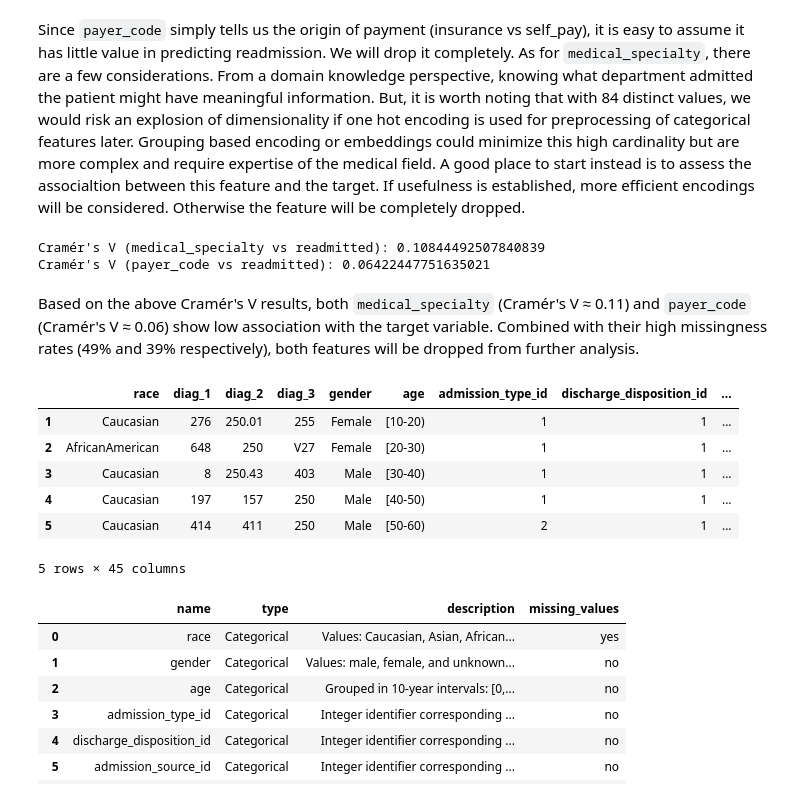
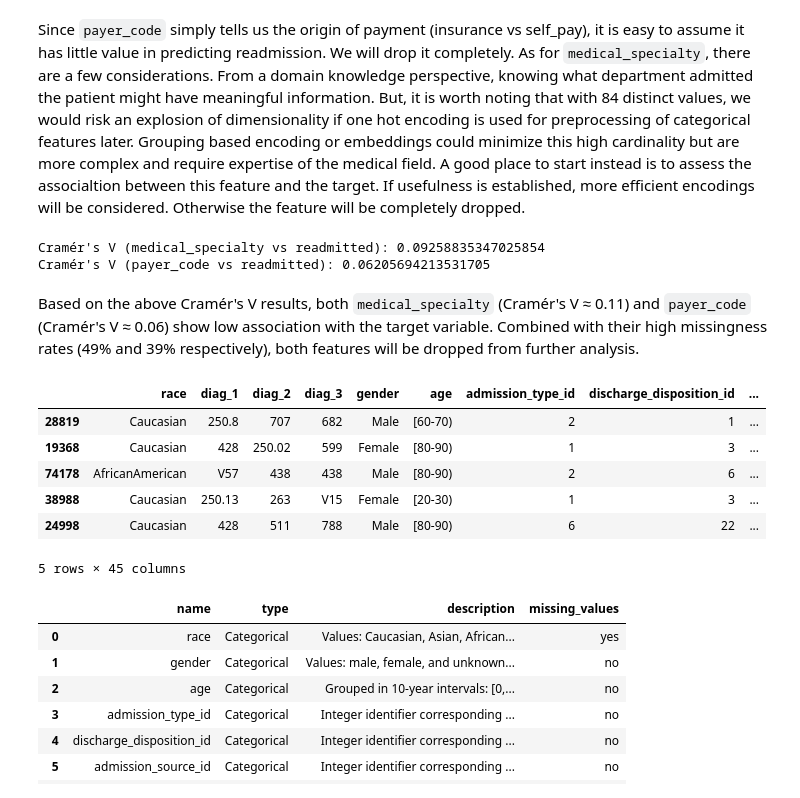
Before and after one commit to Nicholas-Mitri/Hospital-Readmission-Risk-Analysis-for-Diabetic-Patients, a Jupyter notebook: notebooks/01-data_exploration.ipynb, the cells around one changed output. Cells and saved outputs as stored; diff of their text form; code cells hidden in the pictures.

```diff
--- a/notebooks/01-data_exploration.ipynb
+++ b/notebooks/01-data_exploration.ipynb
@@ -46,10 +64,14 @@ pd.set_option('display.max_colwidth', None)
 # %% [markdown]
 #### Load data set
 # %%
+# Load the raw diabetes dataset
 diabetes_df = pd.read_csv("../data/raw/diabetic_data.csv")
 
-# Replace missing values placeholder with np.nan
-diabetes_df.replace("?",np.nan, inplace=True)
+# Replace NaN values with the intended 'none' values
+diabetes_df.replace(np.nan, 'none', inplace=True)
+
+# Replace missing value placeholders ("?") with np.nan for standard NaN representation
+diabetes_df.replace("?", np.nan, inplace=True)
 # %% [output]
 |  | encounter_id | patient_nbr | race | gender | age | weight | admission_type_id | ... |
 | 0 | 2278392 | 8222157 | Caucasian | Female | [0-10) | NaN | 6 | ... |
@@ -67 +113,13 @@ diabetes_df.replace("?",np.nan, inplace=True)
+# %%
+# Sort by 'time_in_hospital' in descending order so that, for each patient,
+# the encounter with the longest hospital stay comes first. Then drop duplicates
+# to retain only one record per patient_nbr, keeping the longest stay.
+diabetes_df = (
+    diabetes_df
+    .sort_values('time_in_hospital', ascending=False)
+    .drop_duplicates(subset='patient_nbr', keep='first')
+)
+
+# Ensure that every patient number is unique in the dataframe after deduplication
+assert diabetes_df['patient_nbr'].nunique() == len(diabetes_df)
 # %% [markdown]
@@ -227,29 +287,29 @@ def cramers_v(x, y):
 print("Cramér's V (medical_specialty vs readmitted):", cramers_v(diabetes_df['medical_specialty'], diabetes_df['readmitted']))
 print("Cramér's V (payer_code vs readmitted):", cramers_v(diabetes_df['payer_code'], diabetes_df['readmitted']))
 # %% [output]
-Cramér's V (medical_specialty vs readmitted): 0.10844492507840839
-Cramér's V (payer_code vs readmitted): 0.06422447751635021
+Cramér's V (medical_specialty vs readmitted): 0.09258835347025854
+Cramér's V (payer_code vs readmitted): 0.06205694213531705
 # %% [markdown]
 Based on the above Cramér's V results, both `medical_specialty` (Cramér's V ≈ 0.11) and `payer_code` (Cramér's V ≈ 0.06) show low association with the target variable. Combined with their high missingness rates (49% and 39% respectively), both features will be dropped from further analysis.
 # %%
 # Drop `medical_specialty` and `payer_code` columns
 missing_data_df = missing_data_df.drop(labels = ["medical_specialty", "payer_code"], axis = 1)
 
 # Combine the fixed missingness dataframe with the non-missing features to reconstruct the cleaned data
 # Select features that had no missing values
 none_missing_features = features_df[features_df["missing_values"] == "no"]["name"]
 # Copy those columns from the original dataframe
-non_missing_df = diabetes_df[none_missing_features].copy()
+non_missing_df = diabetes_df[none_missing_features].copy()[~nan_rows]
 # Concatenate non-missing and now-complete missingness columns along columns axis
 missingness_fixed_diabetes_df = pd.concat([missing_data_df, non_missing_df], axis=1)
 missingness_fixed_diabetes_df.head()
 # %% [output]
 |  | race | diag_1 | diag_2 | diag_3 | gender | age | admission_type_id | discharge_disposition_id | ... |
-| 1 | Caucasian | 276 | 250.01 | 255 | Female | [10-20) | 1 | 1 | ... |
-| 2 | AfricanAmerican | 648 | 250 | V27 | Female | [20-30) | 1 | 1 | ... |
-| 3 | Caucasian | 8 | 250.43 | 403 | Male | [30-40) | 1 | 1 | ... |
-| 4 | Caucasian | 197 | 157 | 250 | Male | [40-50) | 1 | 1 | ... |
-| 5 | Caucasian | 414 | 411 | 250 | Male | [50-60) | 2 | 1 | ... |
+| 28819 | Caucasian | 250.8 | 707 | 682 | Male | [60-70) | 2 | 1 | ... |
+| 19368 | Caucasian | 428 | 250.02 | 599 | Female | [80-90) | 1 | 3 | ... |
+| 74178 | AfricanAmerican | V57 | 438 | 438 | Male | [80-90) | 2 | 6 | ... |
+| 38988 | Caucasian | 250.13 | 263 | V15 | Female | [20-30) | 1 | 3 | ... |
+| 24998 | Caucasian | 428 | 511 | 788 | Male | [80-90) | 6 | 22 | ... |
 5 rows × 45 columns
 # %%
 # Drop "weight", "medical_specialty", and "payer_code" from features_df and reset index
```
Also changed, not shown: parts of 76 cells of this notebook.
